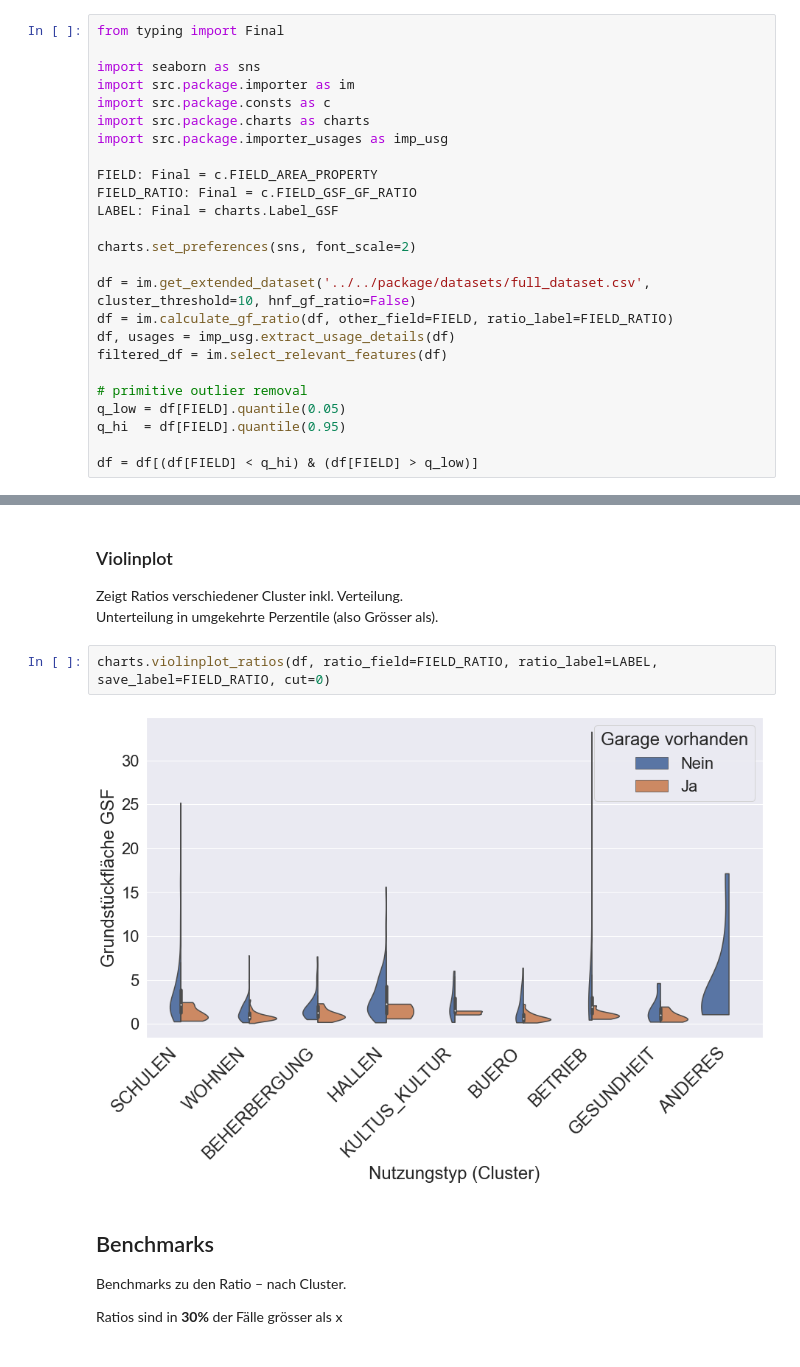
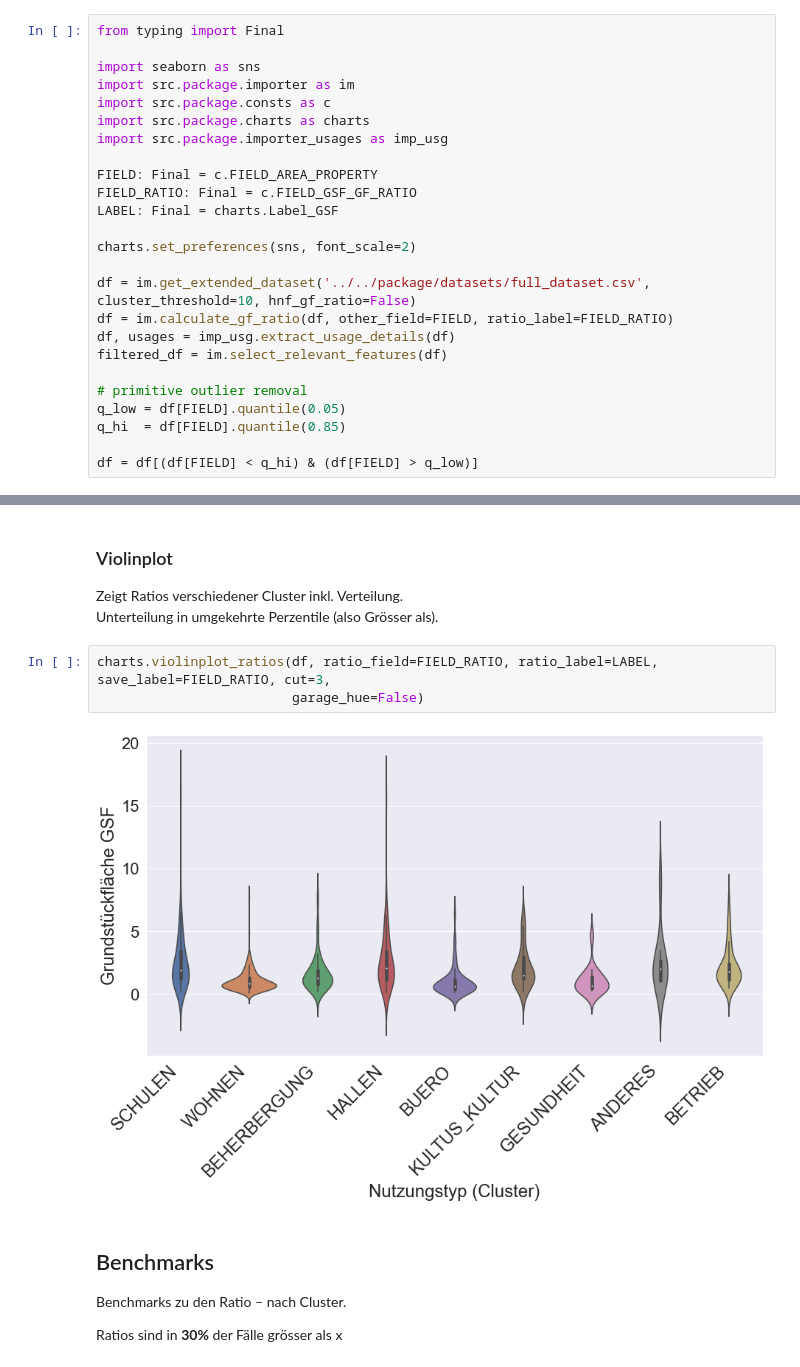
Before and after one commit to FHNW-RW/ip5-metriken-bauwesen, a Jupyter notebook: src/analysis/ratio_benchmarks/gsf_gf.ipynb, the cells around one changed output, grey strips where cells are left out. Cells and saved outputs as stored; diff of their text form.

Commit message:
Adapt scale for GSF ratios.

```diff
--- a/src/analysis/ratio_benchmarks/gsf_gf.ipynb
+++ b/src/analysis/ratio_benchmarks/gsf_gf.ipynb
@@ -22,7 +22,7 @@ filtered_df = im.select_relevant_features(df)
 
 # primitive outlier removal
 q_low = df[FIELD].quantile(0.05)
-q_hi  = df[FIELD].quantile(0.95)
+q_hi  = df[FIELD].quantile(0.85)
 
 df = df[(df[FIELD] < q_hi) & (df[FIELD] > q_low)]
 # %% [markdown]
@@ -113,9 +113,10 @@ charts.describe_ratios(plotData)
 Zeigt Ratios verschiedener Cluster inkl. Verteilung.<br>
 Unterteilung in umgekehrte Perzentile (also Grösser als).<br>
 # %%
-charts.violinplot_ratios(df, ratio_field=FIELD_RATIO, ratio_label=LABEL, save_label=FIELD_RATIO, cut=0)
+charts.violinplot_ratios(df, ratio_field=FIELD_RATIO, ratio_label=LABEL, save_label=FIELD_RATIO, cut=3,
+                         garage_hue=False)
 # %% [output]
-[figure, old version]
+[figure, new version]
 # %% [markdown]
 ## Benchmarks
 Benchmarks zu den Ratio – nach Cluster.<br>
```
Also changed, not shown: parts of 9 cells of this notebook, 1 other file.
